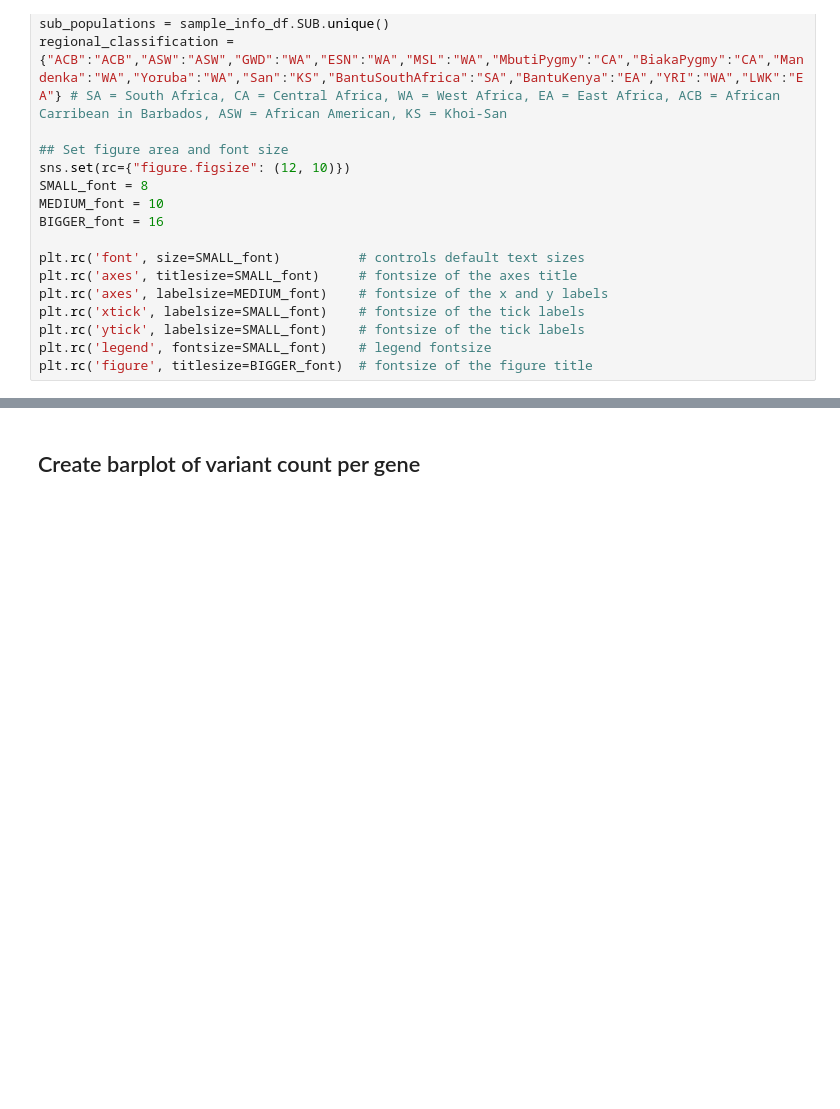
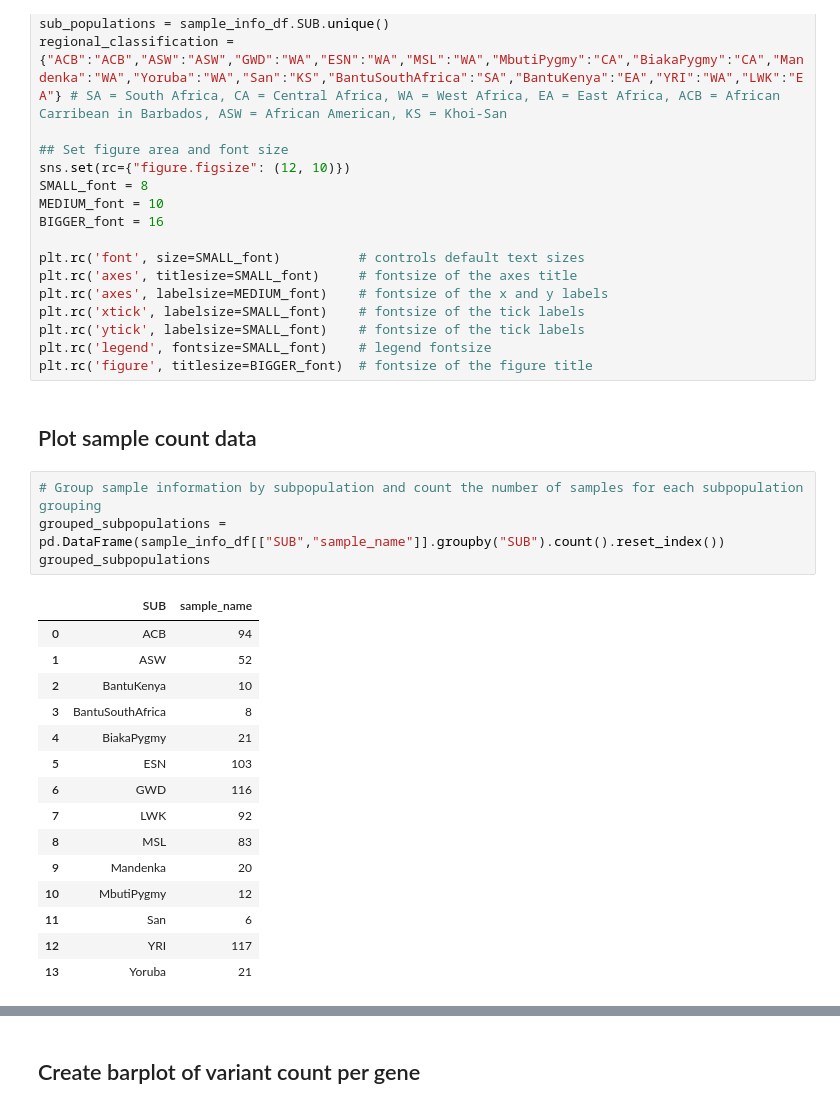
Before and after one commit to MeganHolborn/Genomics_allele-frequency-and-effect_data-analysis, a Jupyter notebook: Plots/plots.ipynb, the cells around one changed output, grey strips where cells are left out. Saved outputs shown, nothing was run; the diff lists cells and outputs as text; blank space fills up the shorter version.

```diff
--- a/Plots/plots.ipynb
+++ b/Plots/plots.ipynb
@@ -35,3 +35,25 @@ plt.rc('xtick', labelsize=SMALL_font)    # fontsize of the tick labels
 plt.rc('ytick', labelsize=SMALL_font)    # fontsize of the tick labels
 plt.rc('legend', fontsize=SMALL_font)    # legend fontsize
 plt.rc('figure', titlesize=BIGGER_font)  # fontsize of the figure title
+# %% [markdown]
+## Plot sample count data
+# %%
+# Group sample information by subpopulation and count the number of samples for each subpopulation grouping
+grouped_subpopulations = pd.DataFrame(sample_info_df[["SUB","sample_name"]].groupby("SUB").count().reset_index())
+grouped_subpopulations
+# %% [output]
+|  | SUB | sample_name |
+| 0 | ACB | 94 |
+| 1 | ASW | 52 |
+| 2 | BantuKenya | 10 |
+| 3 | BantuSouthAfrica | 8 |
+| 4 | BiakaPygmy | 21 |
+| 5 | ESN | 103 |
+| 6 | GWD | 116 |
+| 7 | LWK | 92 |
+| 8 | MSL | 83 |
+| 9 | Mandenka | 20 |
+| 10 | MbutiPygmy | 12 |
+| 11 | San | 6 |
+| 12 | YRI | 117 |
+| 13 | Yoruba | 21 |
```
Also changed, not shown: parts of 5 cells of this notebook.
